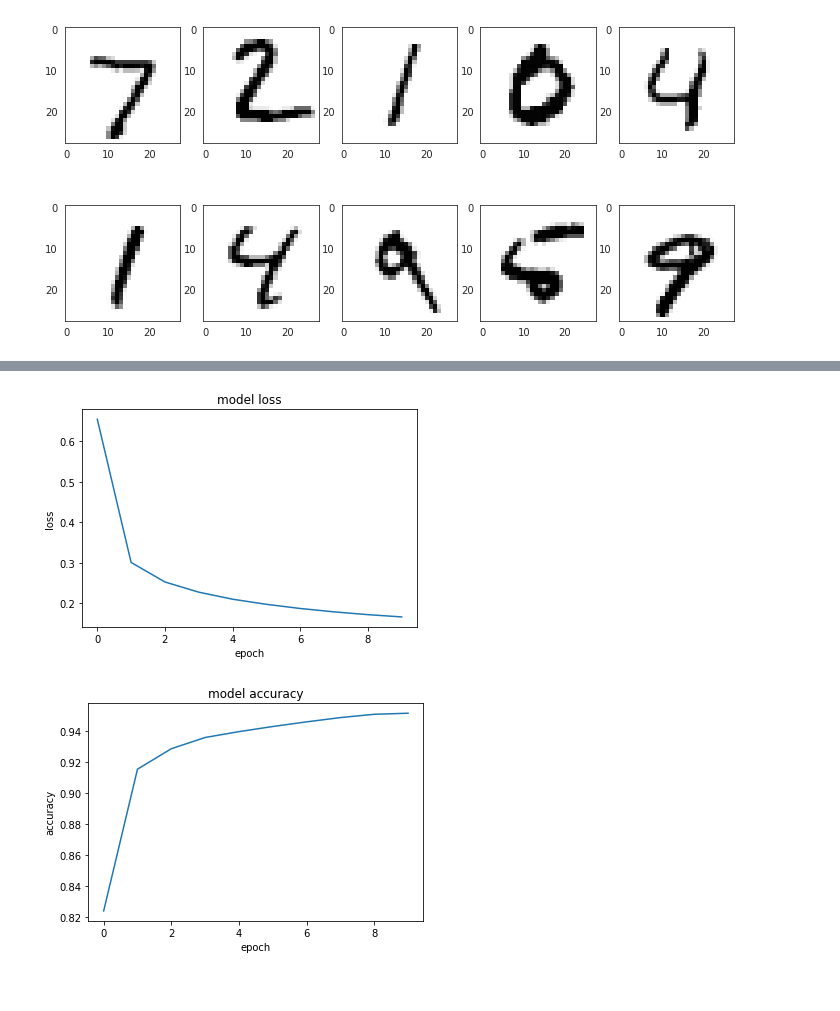
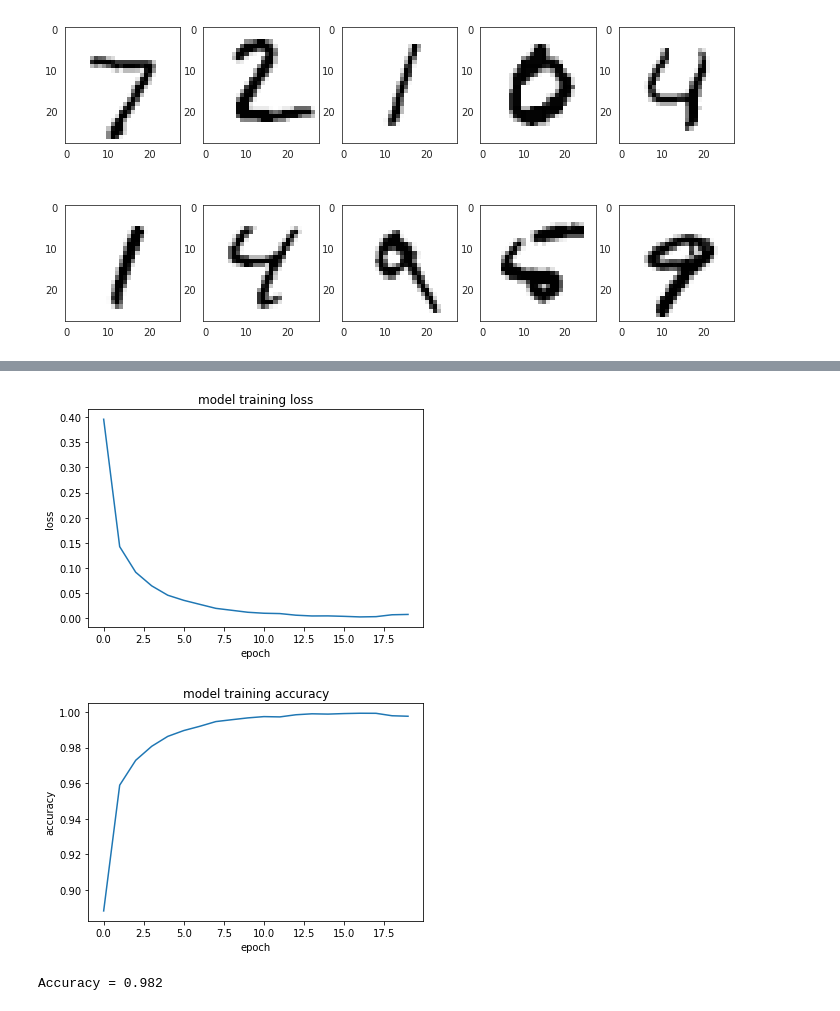
Before and after one commit to mlatlse/bootcamps-201819, a Jupyter notebook: Bootcamp 5/Bootcamp 5 - Neural Networks.ipynb, the cells around one changed output, grey strips where cells are left out. Saved outputs shown, nothing was run; the diff lists cells and outputs as text; code cells hidden in the pictures.

```diff
--- a/Bootcamp 5/Bootcamp 5 - Neural Networks.ipynb
+++ b/Bootcamp 5/Bootcamp 5 - Neural Networks.ipynb
@@ -69,9 +74,13 @@ Encoded targets shape: (60000, 10)
 # %%
-# Create a (784, 15, 10) model
+# Create a (784, 512, 256, 10) model
 model = Sequential()
-model.add(Dense(15, activation='relu', input_shape=(28 * 28,)))
-model.add(Dense(10))
-model.add(Activation(tf.nn.softmax))
+model.add(Dense(512, activation='relu', input_shape=(28 * 28,)))
+model.add(Dense(256, activation = 'relu'))
+model.add(Dropout(0.1))
+model.add(Dense(10, activation = 'softmax'))
+# If the last line above doesn't work, try the following
+#model.add(Dense(10))
+#model.add(Activation(tf.nn.softmax))
 
 # Describe the model
 model.summary()
@@ -90,12 +101,15 @@ Trainable params: 11,935
 Non-trainable params: 0
 _________________________________________________________________
 # %%
-# Custom function because there is a bug with Keras
-import keras.backend as K
-def get_categorical_accuracy_keras(y_true, y_pred):
-    return K.mean(K.equal(K.argmax(y_true, axis=1), K.argmax(y_pred, axis=1)))
+model.compile(loss = categorical_crossentropy,
+              optimizer = 'adam',
+              metrics = [metrics.categorical_accuracy])
+
+# If the compilation doesn't work, try
+# import keras.backend as K
+# def get_categorical_accuracy_keras(y_true, y_pred):
+#    return K.mean(K.equal(K.argmax(y_true, axis=1), K.argmax(y_pred, axis=1)))
+
+# model.compile(loss=categorical_crossentropy,
+#               optimizer='adam',
+#               metrics=[get_categorical_accuracy_keras])
-# %%
-model.compile(loss=categorical_crossentropy,
-              optimizer='adam',
-              metrics=[get_categorical_accuracy_keras])
-history = model.fit(x_train, y_train, epochs=10, batch_size=128)
@@ -122,0 +116,6 @@ Epoch 10/10
+# %%
+history = model.fit(x_train,
+                    y_train,
+                    validation_split = 0.1,
+                    epochs = 20,
+                    batch_size = 512)
@@ -146,18 +160,18 @@ history.history
 # %%
 # Plot Loss
 plt.plot(history.history['loss'])
-plt.title('model loss')
+plt.title('model training loss')
 plt.ylabel('loss')
 plt.xlabel('epoch')
 plt.show()
 # %% [output]
-[figure, old version]
+[figure, new version]
 # %%
 # Plot Loss
-plt.plot(history.history['get_categorical_accuracy_keras'])
-plt.title('model accuracy')
+plt.plot(history.history['categorical_accuracy'])
+plt.title('model training accuracy')
 plt.ylabel('accuracy')
 plt.xlabel('epoch')
 plt.show()
 # %% [output]
-[figure, old version]
+[figure, new version]
@@ -163,0 +183,4 @@ plt.show()
+# %%
+print('Accuracy = %.3f' % accuracy_score(y_pred, y_test))
+# %% [output]
+Accuracy = 0.982
```
Also changed, not shown: parts of 8 cells of this notebook.
